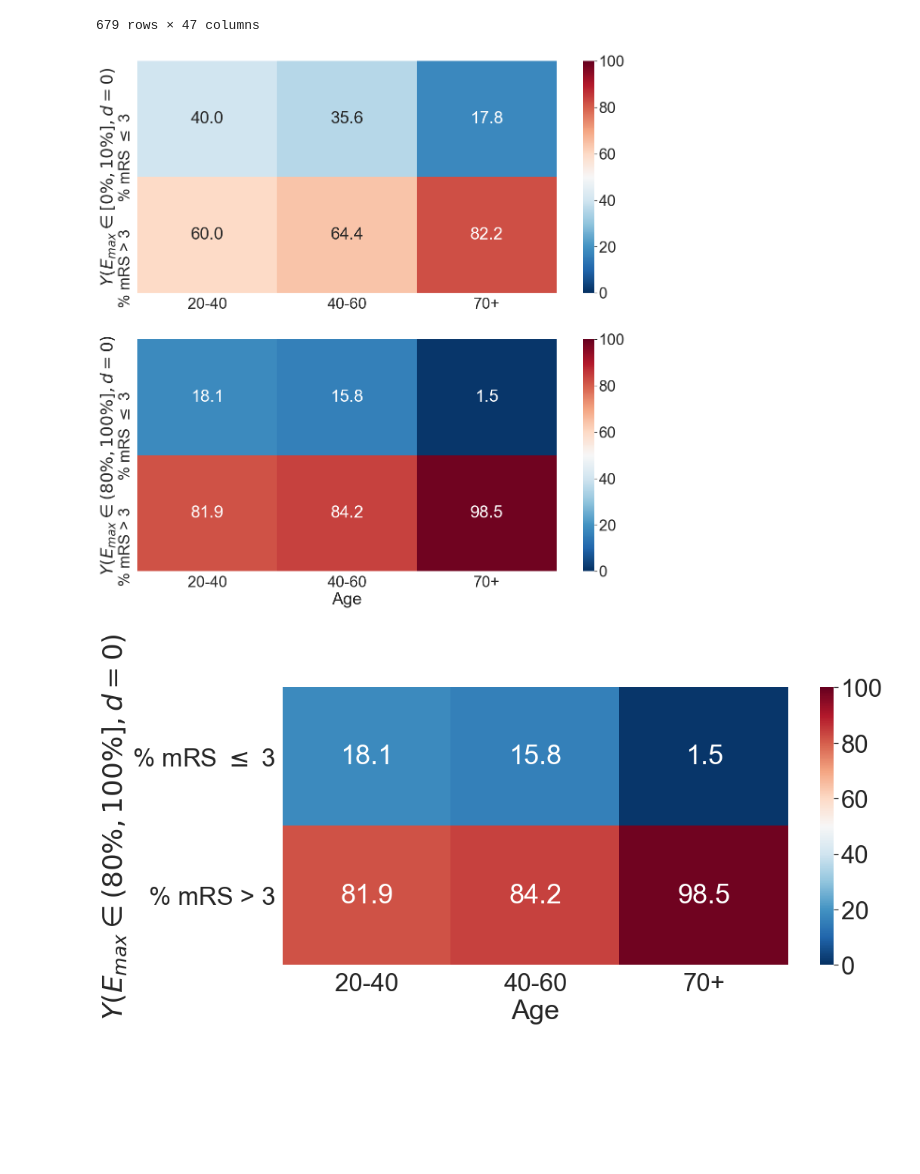
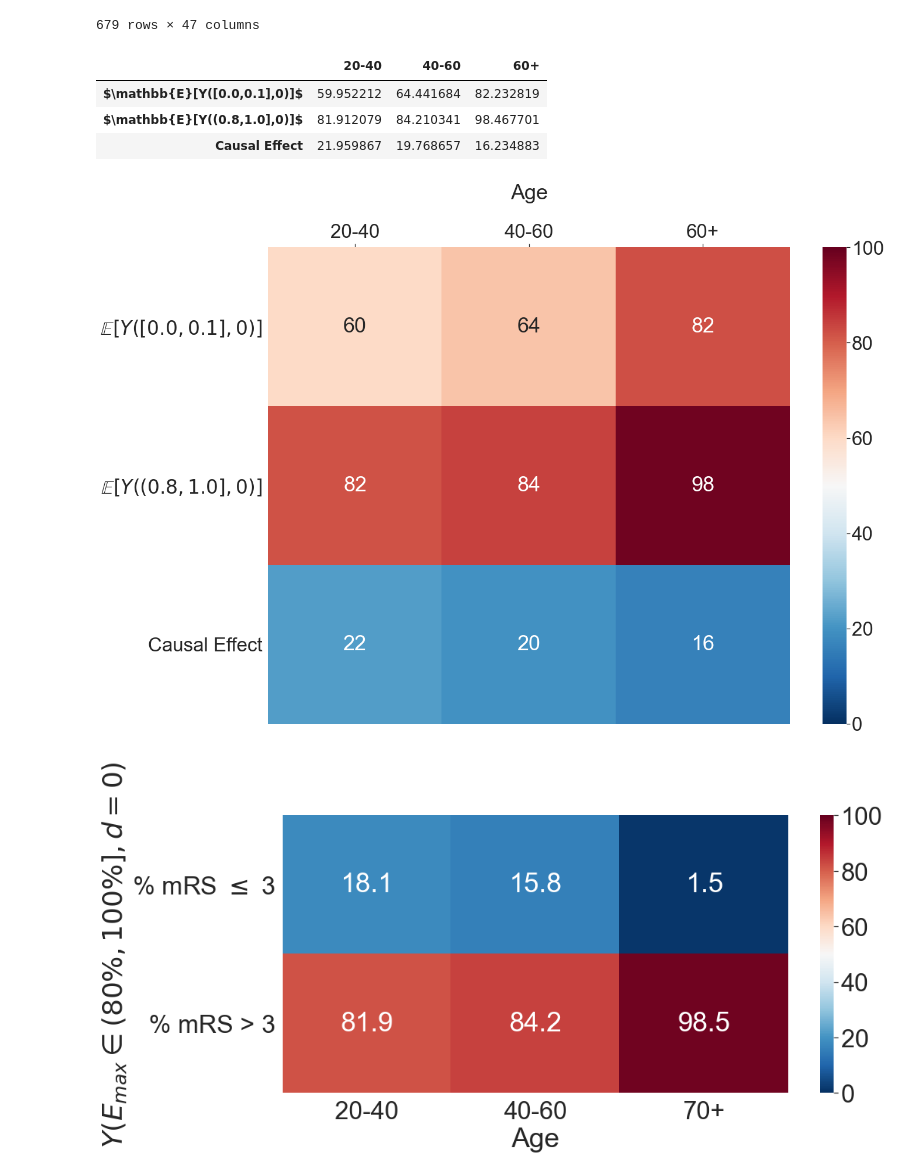
Before and after one commit to Hockey86/iic_causal_inference, a Jupyter notebook: aim2/short_term_drug_effect.ipynb, the cells around one changed output. Saved outputs shown, nothing was run; the diff lists cells and outputs as text; code cells hidden in the pictures; blank space fills up the shorter version.

```diff
--- a/aim2/short_term_drug_effect.ipynb
+++ b/aim2/short_term_drug_effect.ipynb
@@ -591,7 +592,7 @@ for type_summary in m_dict_dict.keys():
                                                                        & (df_dict[threshold]['pentobarbital']<=0)
                                                                        & (df_dict[threshold]['phenobarbital']<=0)
                                                                        & (df_dict[threshold]['valproate']<=0)
-                                                                       & (m_dict[threshold].CATE_df['avg.Diameter'] <= 2.5*cutoff[threshold])
+                                                                       & (m_dict[threshold].CATE_df['avg.Diameter'] <= 5*cutoff[threshold])
 #                                                                        & (m_dict[threshold].CATE_df['T'] == 1)
                                                                       ].mean(axis=0)['CATE'].values for threshold in m_dict.keys()]),
                             index = ['(%.2f,%.2f]'%(thresholds[j],thresholds[j+1]) for j in range(len(m_dict.keys()))], columns = ['ATE' for i in range(len(m_dict[threshold].CATE_df.mean(axis=0)['CATE'].values))] )
@@ -862,8 +898,9 @@ for type_summary in ['max','mean','proportion']:
     plt.legend(['Age','All Preadmission Covariates','All Preadmission Covariates \nand PKPD Parameters'],title="Controlling for")
     plt.xticks([0,1,2],levels)
     plt.axhline(0,c='red',lw=5)
-    plt.ylabel('$\\mathbb{E}(Y(E_{%s} \\in threshold, \\bar{0}) - Y(E_{%s} \\in [0.0,0.1],\\bar{0}))$'%(type_summary,type_summary))
-    plt.xlabel('$threshold$')
+    plt.ylabel('Estimated Causal Effect')
+               # \n$\\mathbb{E}(Y(E_{%s} \\in threshold, \\bar{0}) - Y(E_{%s} \\in [0.0,0.1],\\bar{0}))$'%(type_summary,type_summary)
+    plt.xlabel('IIC Burden')
     plt.title('%s'%(type_summary))
     fig.savefig(type_summary+'_line.png')
 # %% [output]
@@ -915,7 +952,7 @@ df_full_max_8
 | sid1999 | 1.0 | 50.08 | 0.0 | 0.0 | 0.0 | 1.0 | 1.0 | 0.0 | ... |
 679 rows × 47 columns
 # %%
-columns = ['20-40','40-60','70+']
+columns = ['20-40','40-60','60+']
 index = ['% mRS $\\leq$ 3','% mRS > 3']
 mat0 = np.zeros((2,3))
 mat1 = np.zeros((2,3))
@@ -947,16 +984,30 @@ mat1[:,2] = mat1[:,2]*100.0/np.sum(mat1[:,2])
 
 df_mat0 = pd.DataFrame(mat0,columns=columns,index=index)
 df_mat1 = pd.DataFrame(mat1,columns=columns,index=index)
+# %%
+df_mat_plot = df_mat0.iloc[1:]
+df_mat_plot = df_mat_plot.append(df_mat1.iloc[1:])
+df_mat_plot = df_mat_plot.append(df_mat_plot.iloc[1]-df_mat_plot.iloc[0])
+df_mat_plot = df_mat_plot.reset_index(drop=True).rename(index={0:'$\mathbb{E}[Y([0.0,0.1],0)]$',1:'$\mathbb{E}[Y((0.8,1.0],0)]$',2:'Causal Effect'})
+df_mat_plot
+# %% [output]
+|  | 20-40 | 40-60 | 60+ |
+| $\mathbb{E}[Y([0.0,0.1],0)]$ | 59.952212 | 64.441684 | 82.232819 |
+| $\mathbb{E}[Y((0.8,1.0],0)]$ | 81.912079 | 84.210341 | 98.467701 |
+| Causal Effect | 21.959867 | 19.768657 | 16.234883 |
 # %%
-fig,ax = plt.subplots(nrows=2,figsize=(20,20))
-sns.heatmap(df_mat0,annot=True,cmap="RdBu_r",center=50, ax = ax[0], fmt='.1f', vmin=0, vmax=100)
-ax[0].set_ylabel('$Y(E_{max} \\in [0\%,10\%], d = 0 )$')
-sns.heatmap(df_mat1,annot=True,cmap="RdBu_r",center=50, ax=ax[1], fmt='.1f', vmin=0, vmax=100)
-ax[1].set_ylabel('$Y(E_{max} \\in (80\%,100\%], d = 0 )$')
-plt.xlabel('Age')
+fig,ax = plt.subplots(nrows=1,figsize=(20,15))
+sns.heatmap(df_mat_plot,annot=True,cmap="RdBu_r",center=50, ax = ax, fmt='.0f', vmin=0, vmax=100)
+ax.xaxis.tick_top() # x axis on top
+ax.xaxis.set_label_position('top')
+# ax.set_ylabel('$Y(E_{max} \\in [0\%,10\%], d = 0 )$')
+# sns.heatmap(df_mat1,annot=True,cmap="RdBu_r",center=50, ax=ax[1], fmt='.1f', vmin=0, vmax=100)
+# ax[1].set_ylabel('$Y(E_{max} \\in (80\%,100\%], d = 0 )$')
+plt.xlabel('Age\n')
+plt.yticks(rotation=0)
 plt.savefig('y_age.png')
 # %% [output]
-[figure, old version]
+[figure, new version]
 # %%
 plt.figure(figsize=(15,6.75))
 sns.heatmap(df_mat1,annot=True,cmap="RdBu_r",center=50,fmt='.1f', vmin=0, vmax=100)
```
Also changed, not shown: parts of 9 cells of this notebook, 10 other files.
